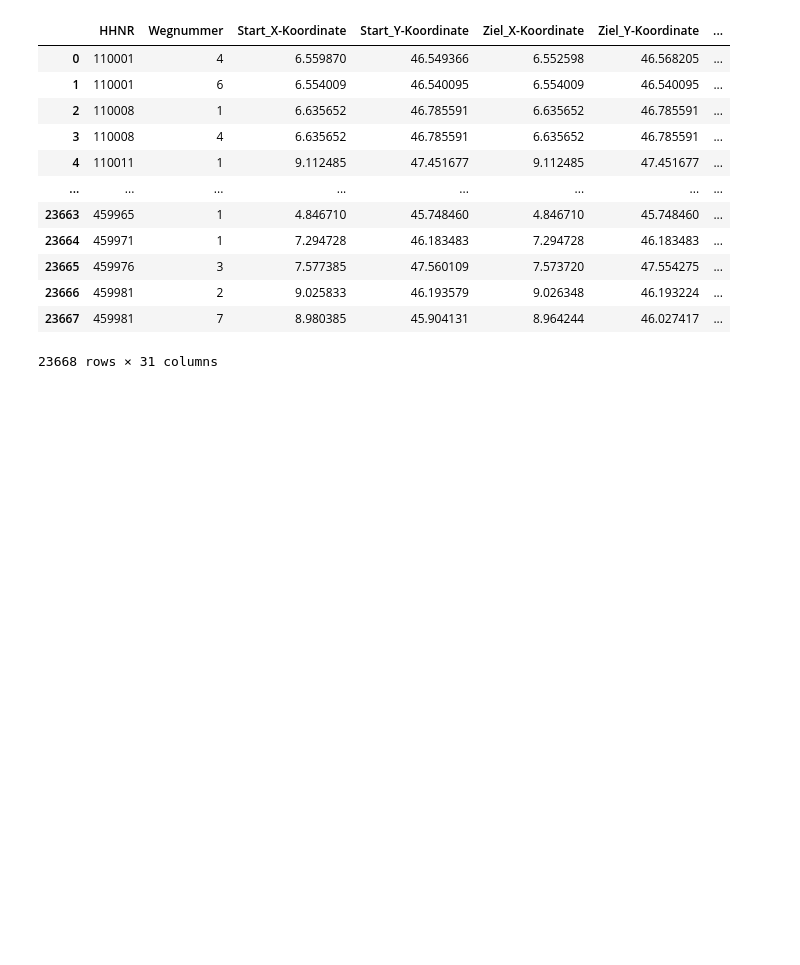
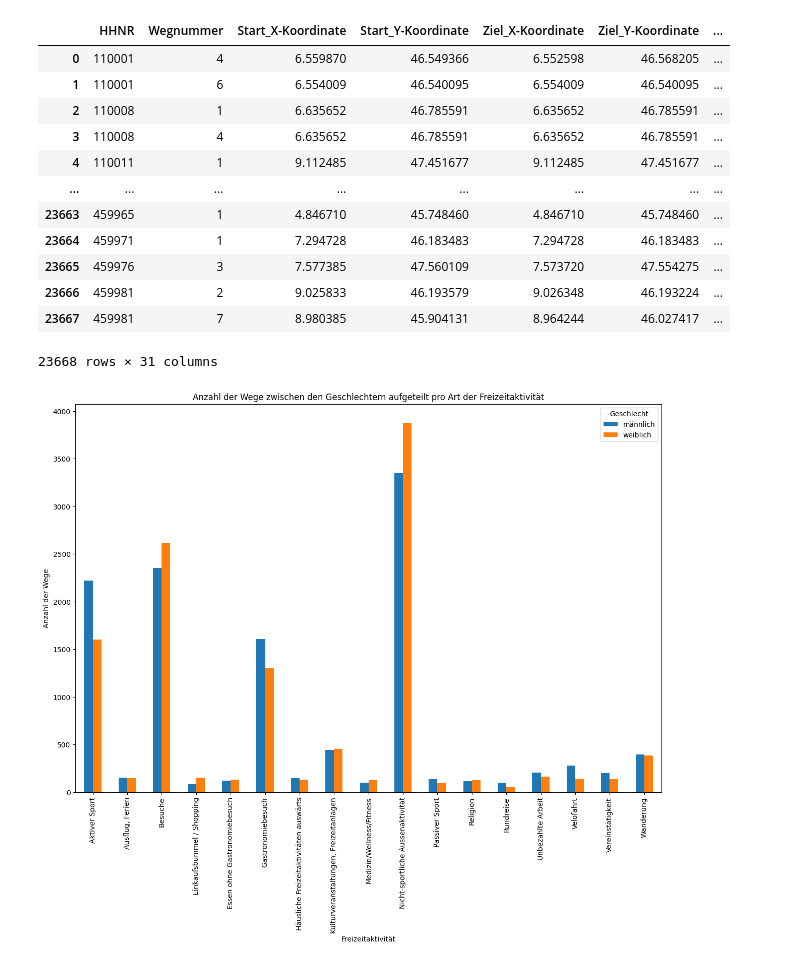
Before and after one commit to larissa-marti/ANM_Gruppe_Y, a Jupyter notebook: merge_wege_zielperson.ipynb, the cells around one changed output. Drawn from its saved outputs; the diff is of its cells as text; code cells hidden in the pictures; blank space fills up the shorter version.

```diff
--- a/merge_wege_zielperson.ipynb
+++ b/merge_wege_zielperson.ipynb
@@ -707,0 +664,16 @@ def plot_freizeitaktivitaeten_beschäftigungsgrad(etappen_freizeit_erweitert):
+# %%
+# Vergleich zwischen Anzahl der Wege zwischen den Geschlechtern aufgeteilt pro Art der Freizeitaktivität
+ax = (
+    wege_freizeit_erweitert.groupby(["Freizeitaktivität", "Geschlecht"])
+    .size()
+    .unstack()
+    .plot(kind="bar", stacked=False, figsize=(15, 10))
+)
+plt.title("Anzahl der Wege zwischen den Geschlechtern aufgeteilt pro Art der Freizeitaktivität")
+plt.xlabel("Freizeitaktivität")
+plt.ylabel("Anzahl der Wege")
+plt.xticks(rotation=90)
+plt.legend(title="Geschlecht")
+plt.show()
+# %% [output]
+[figure, added]
```
Also changed, not shown: parts of 9 cells of this notebook.
